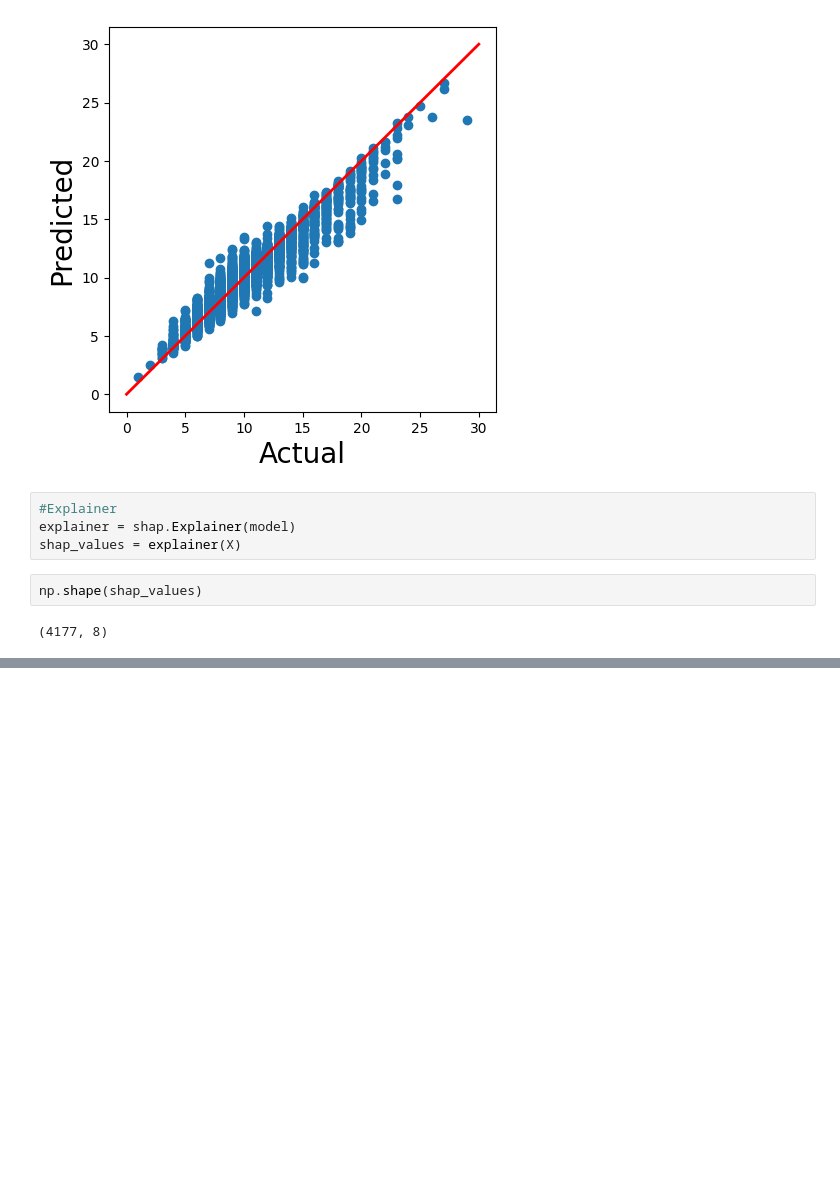
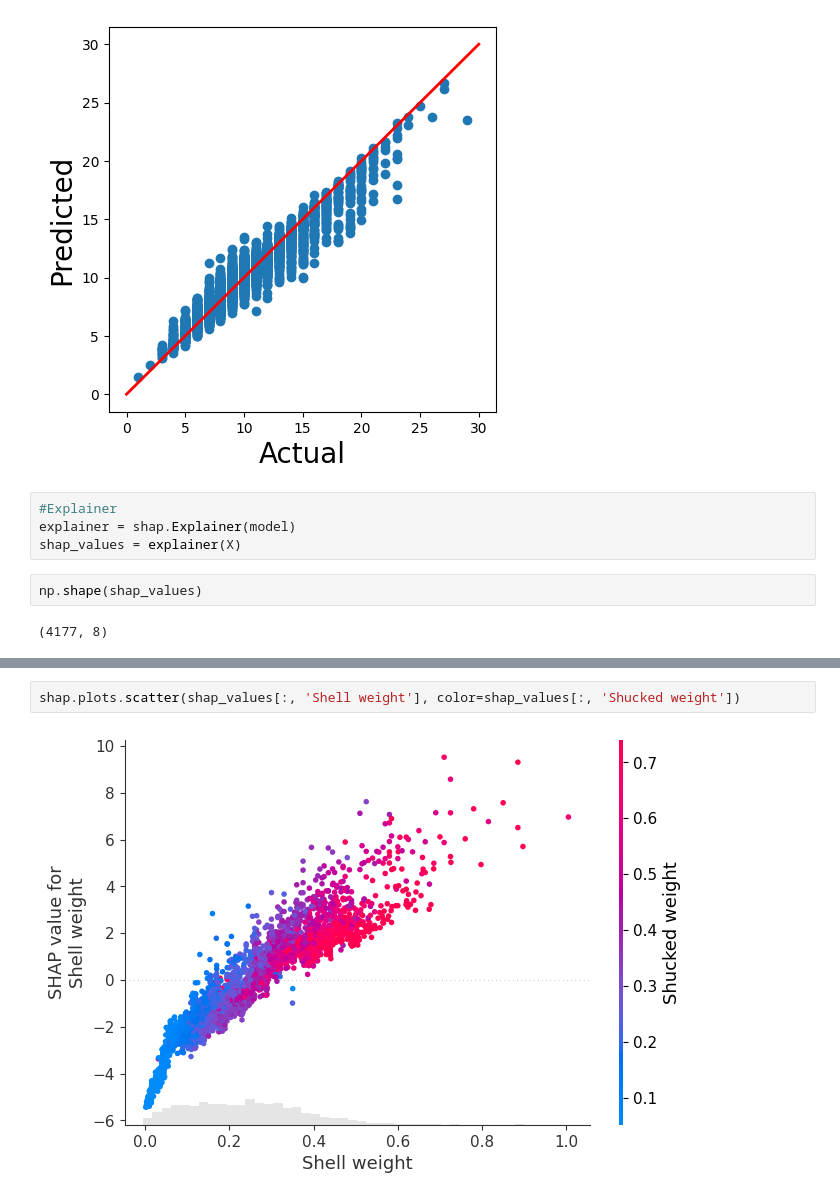
Before and after one commit to filippopallucchini/Introduction-to-XAI, a Jupyter notebook: Tools/SHAP_examples/SHAP_example.ipynb, the cells around one changed output, grey strips where cells are left out. Drawn from its saved outputs; the diff is of its cells as text; blank space fills up the shorter version.

```diff
--- a/Tools/SHAP_examples/SHAP_example.ipynb
+++ b/Tools/SHAP_examples/SHAP_example.ipynb
@@ -153,0 +178,4 @@ np.shape(shap_values)
+# %%
+shap.plots.scatter(shap_values[:, 'Shell weight'], color=shap_values[:, 'Shucked weight'])
+# %% [output]
+[figure, added]
```
Also changed, not shown: parts of 7 cells of this notebook, 1 other file.
